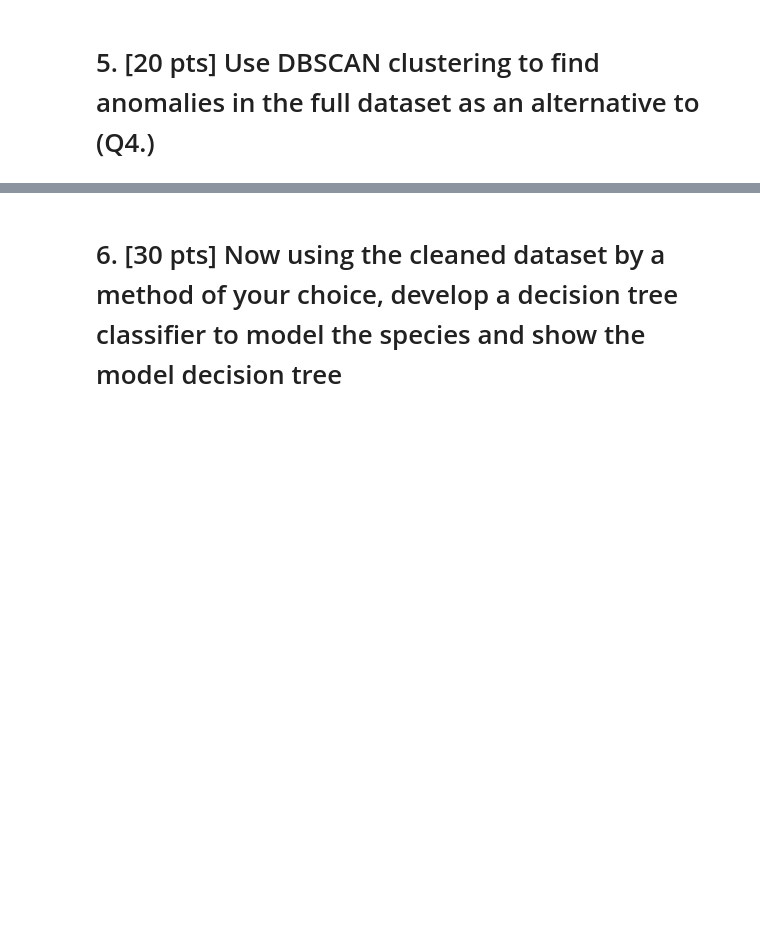
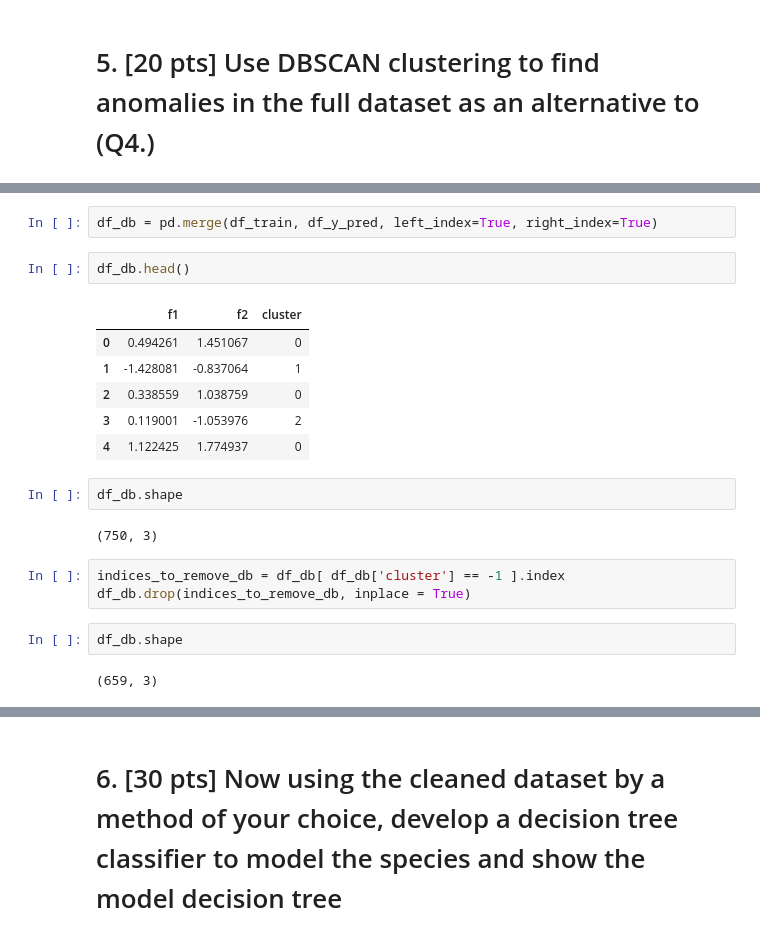
Before and after one commit to andrewcchan/jhuappliedmlcourse, a Jupyter notebook: Mod 8/Chan-Assign8.ipynb, the cells around one changed output, grey strips where cells are left out. Drawn from its saved outputs; the diff is of its cells as text; blank space fills up the shorter version.

```diff
--- a/Mod 8/Chan-Assign8.ipynb
+++ b/Mod 8/Chan-Assign8.ipynb
@@ -282,0 +330,22 @@ plt.axis("equal")
+# %%
+df_db = pd.merge(df_train, df_y_pred, left_index=True, right_index=True)
+# %%
+df_db.head()
+# %% [output]
+|  | f1 | f2 | cluster |
+| 0 | 0.494261 | 1.451067 | 0 |
+| 1 | -1.428081 | -0.837064 | 1 |
+| 2 | 0.338559 | 1.038759 | 0 |
+| 3 | 0.119001 | -1.053976 | 2 |
+| 4 | 1.122425 | 1.774937 | 0 |
+# %%
+df_db.shape
+# %% [output]
+(750, 3)
+# %%
+indices_to_remove_db = df_db[ df_db['cluster'] == -1 ].index
+df_db.drop(indices_to_remove_db, inplace = True)
+# %%
+df_db.shape
+# %% [output]
+(659, 3)
```
Also changed, not shown: parts of 9 cells of this notebook.
